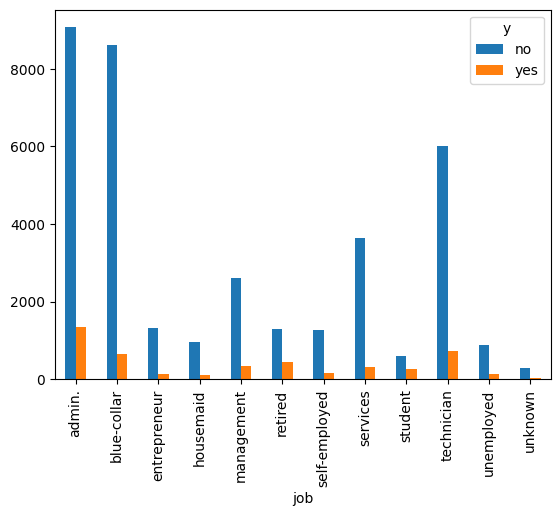
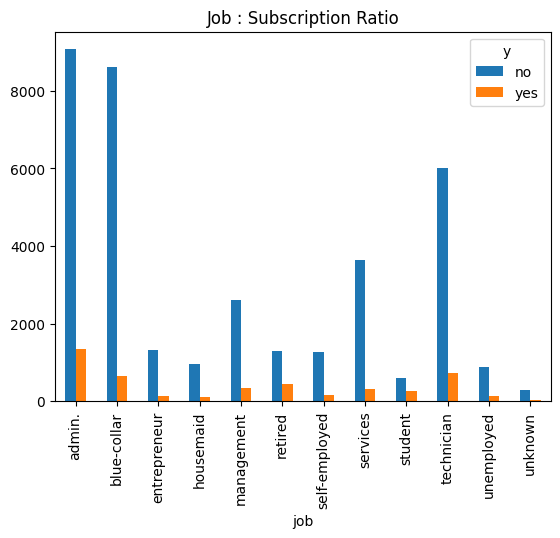
Unified diff of the notebook cell whose output changed from the first chart to the second:
--- before
+++ after
@@ -1,2 +1,3 @@
 pd.crosstab(df["job"], df["y"]).plot(kind="bar")
+plt.title("Job : Subscription Ratio")
 plt.show()

Commit: Medain Update